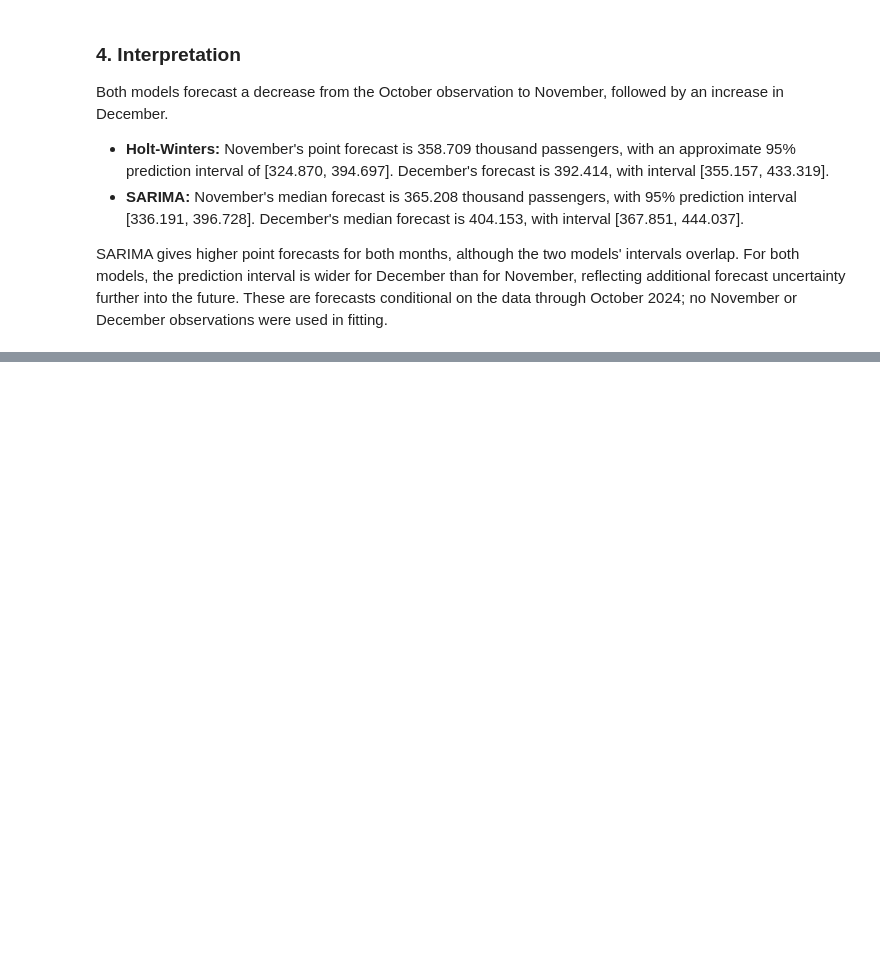
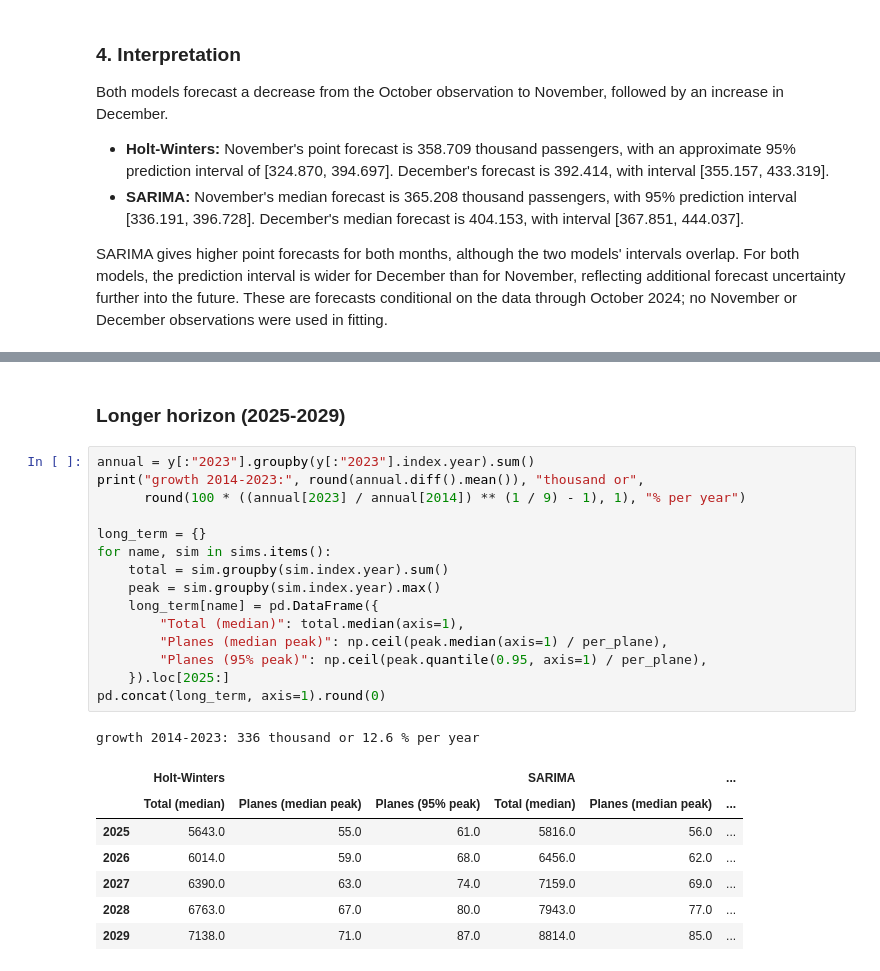
Before and after one commit to DiegoSourbag/SCA-Homework-1, a Jupyter notebook: homework1.ipynb, the cells around one changed output, grey strips where cells are left out. Drawn from its saved outputs; the diff is of its cells as text; blank space fills up the shorter version.

```diff
--- a/homework1.ipynb
+++ b/homework1.ipynb
@@ -410,0 +476,26 @@ SARIMA gives higher point forecasts for both months, although the two models' in
+# %% [markdown]
+### Longer horizon (2025-2029)
+# %%
+annual = y[:"2023"].groupby(y[:"2023"].index.year).sum()
+print("growth 2014-2023:", round(annual.diff().mean()), "thousand or",
+      round(100 * ((annual[2023] / annual[2014]) ** (1 / 9) - 1), 1), "% per year")
+
+long_term = {}
+for name, sim in sims.items():
+    total = sim.groupby(sim.index.year).sum()
+    peak = sim.groupby(sim.index.year).max()
+    long_term[name] = pd.DataFrame({
+        "Total (median)": total.median(axis=1),
+        "Planes (median peak)": np.ceil(peak.median(axis=1) / per_plane),
+        "Planes (95% peak)": np.ceil(peak.quantile(0.95, axis=1) / per_plane),
+    }).loc[2025:]
+pd.concat(long_term, axis=1).round(0)
+# %% [output]
+growth 2014-2023: 336 thousand or 12.6 % per year
+|  | Holt-Winters |  |  | SARIMA |  | ... |
+|  | Total (median) | Planes (median peak) | Planes (95% peak) | Total (median) | Planes (median peak) | ... |
+| 2025 | 5643.0 | 55.0 | 61.0 | 5816.0 | 56.0 | ... |
+| 2026 | 6014.0 | 59.0 | 68.0 | 6456.0 | 62.0 | ... |
+| 2027 | 6390.0 | 63.0 | 74.0 | 7159.0 | 69.0 | ... |
+| 2028 | 6763.0 | 67.0 | 80.0 | 7943.0 | 77.0 | ... |
+| 2029 | 7138.0 | 71.0 | 87.0 | 8814.0 | 85.0 | ... |
```
Also changed, not shown: parts of 7 cells of this notebook, 1 other file.
